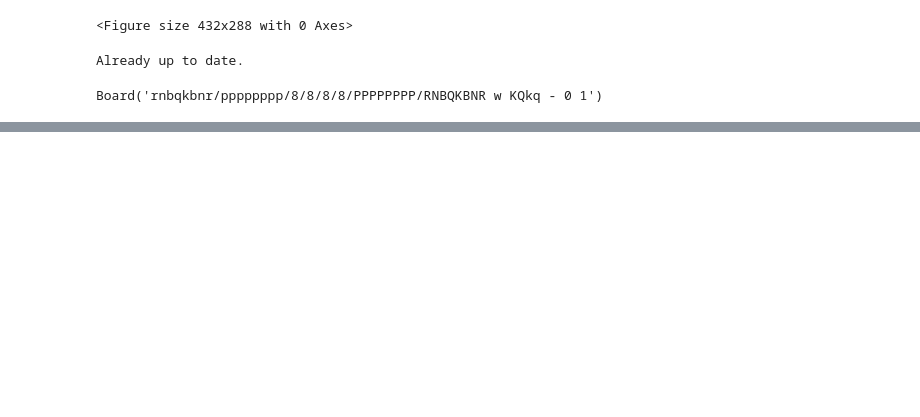
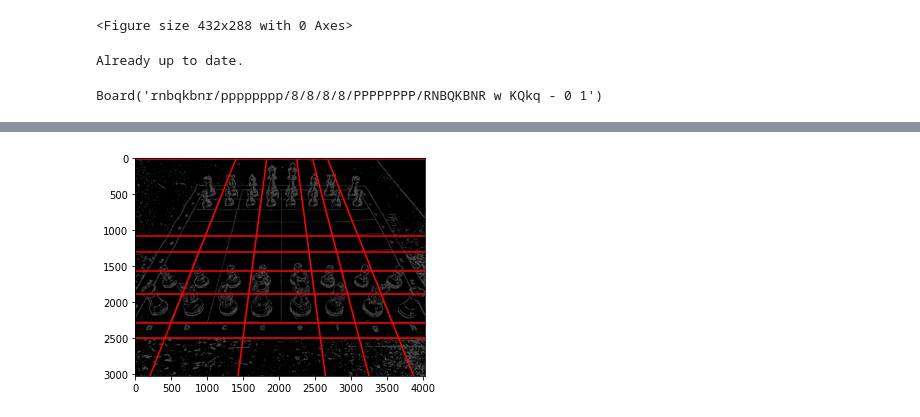
Before and after one commit to tniyer2/chess_image_detection, a Jupyter notebook: chess_detection.ipynb, the cells around one changed output, grey strips where cells are left out. Cells and saved outputs as stored; diff of their text form; code cells hidden in the pictures; blank space fills up the shorter version.

```diff
--- a/chess_detection.ipynb
+++ b/chess_detection.ipynb
@@ -75,0 +90,22 @@ Board('rnbqkbnr/pppppppp/8/8/8/8/PPPPPPPP/RNBQKBNR w KQkq - 0 1')
+# %%
+def plot_lines_hough(im, angles, dists):
+    """
+    Plots an image (im) and then draws the lines as given by the angles (in radians)
+    and distances from (0,0).
+    """
+    h,w = im.shape
+
+    # Plot the image and force the limits on the axes
+    plt.imshow(im)
+    plt.xlim((0, w))
+    plt.ylim((h, 0))
+
+    # Plot the lines
+    xs = dists * np.cos(angles)
+    ys = dists * np.sin(angles)
+    for x, y, angle in zip(xs, ys, angles):
+        plt.axline((x, y), slope=np.tan(angle + np.pi/2), color='red')
+# %%
+plot_lines_hough(edges, angles2, distance2)
+# %% [output]
+[figure, added]
```
Also changed, not shown: parts of 4 cells of this notebook, 1 other file.
